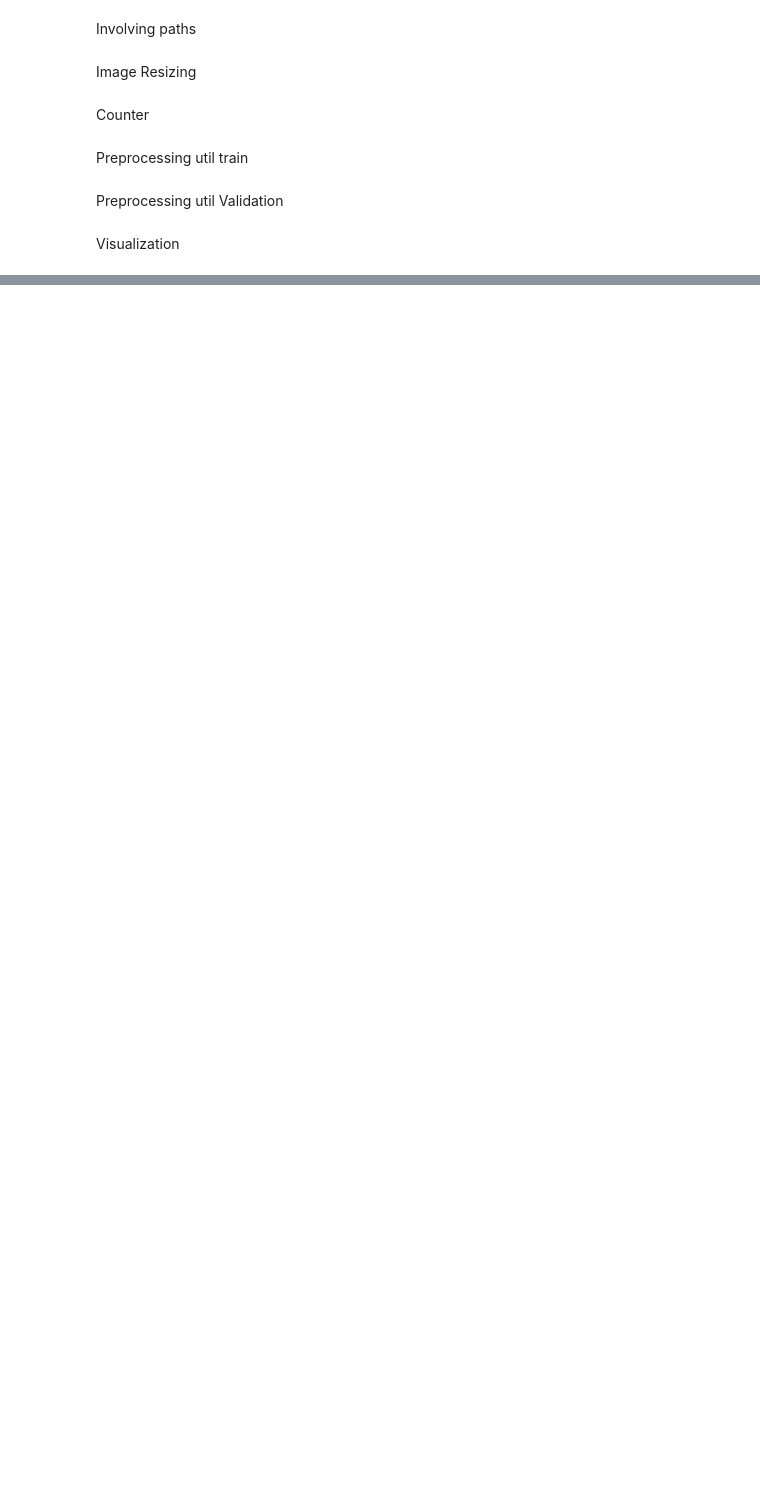
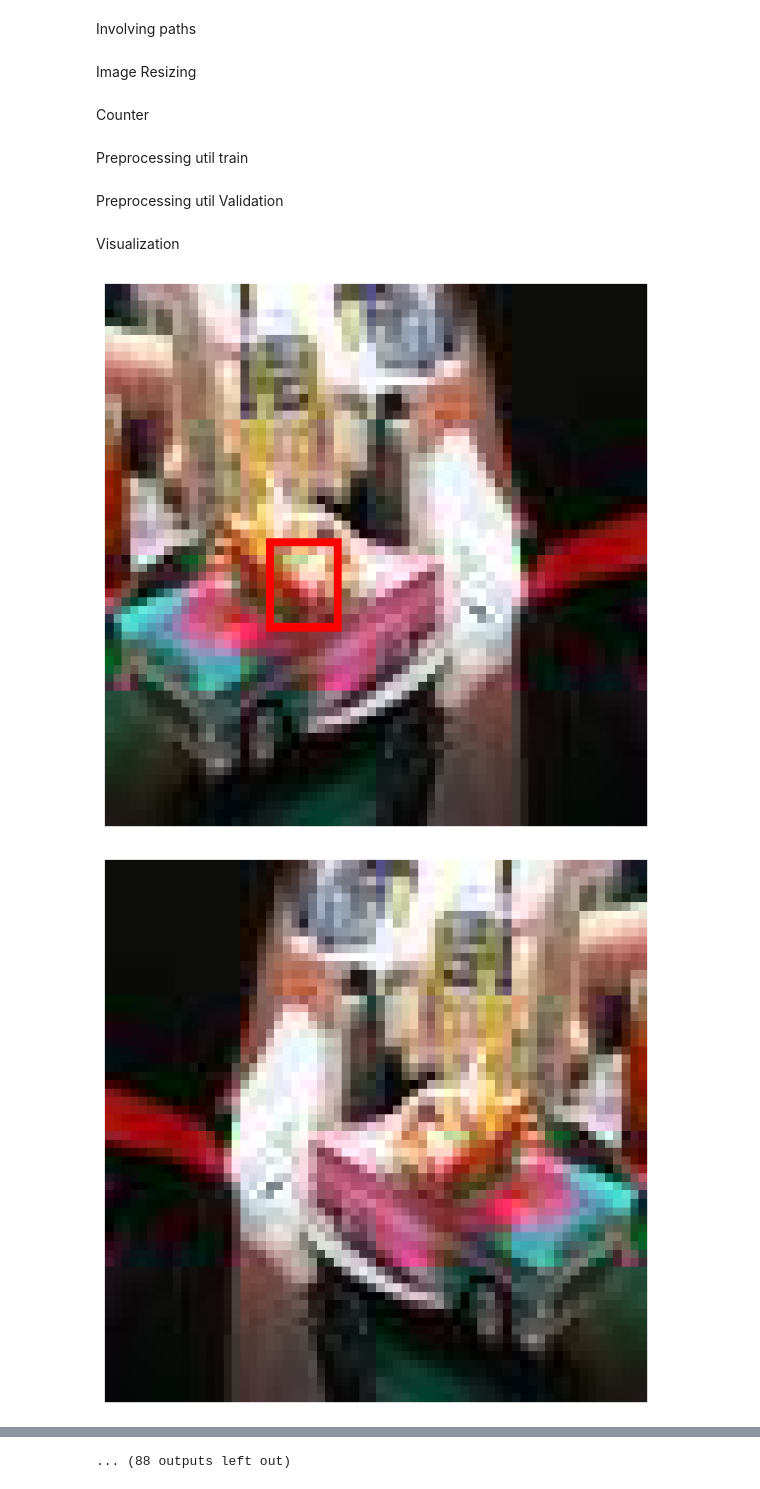
Before and after one commit to UtkarshSaxena2001/DLProject, a Jupyter notebook: CNN-Module/util.ipynb, the cells around one changed output, grey strips where cells are left out. Drawn from its saved outputs; the diff is of its cells as text; code cells hidden in the pictures; blank space fills up the shorter version.

```diff
--- a/CNN-Module/util.ipynb
+++ b/CNN-Module/util.ipynb
@@ -194,23 +270,32 @@ Visualization
 # %%
 json_path = paths["Preprocessed_Train_json"]
 train_path = paths["Train_resized"]
 
 with open(json_path, 'r') as f:
     coco_data = js.load(f)
 
+    i=0
+
 for img in coco_data:
-    img_path = os.path.join(train_path, img["img_id"])
-    if not os.path.exists(img_path):
+    img_path = path.join(train_path, img["img_id"])
+    if not path.exists(img_path):
         print(f"Image not found: {img_path}")
         continue
 
     image = cv2.imread(img_path)
     image = cv2.cvtColor(image, cv2.COLOR_BGR2RGB)
 
     x, y, w, h = img["bbox"]
-    cv2.rectangle(image, (int(x), int(y)), (int(x + w), int(y + h)), (255, 0, 0), 2)
+    cv2.rectangle(image, (int(x), int(y)), (int(x + w), int(y + h)), (255, 0, 0), 1)
 
     plt.figure(figsize=(8, 8))
     plt.imshow(image)
     plt.axis("off")
     plt.show()
+
+    i+=1
+    if i==100:
+        break
+# %% [output]
+[figure, added]
+[figure, added]
@@ -216,0 +312 @@ for img in coco_data:
+... (88 outputs left out)
```
Also changed, not shown: parts of 4 cells of this notebook, 1 other file.
